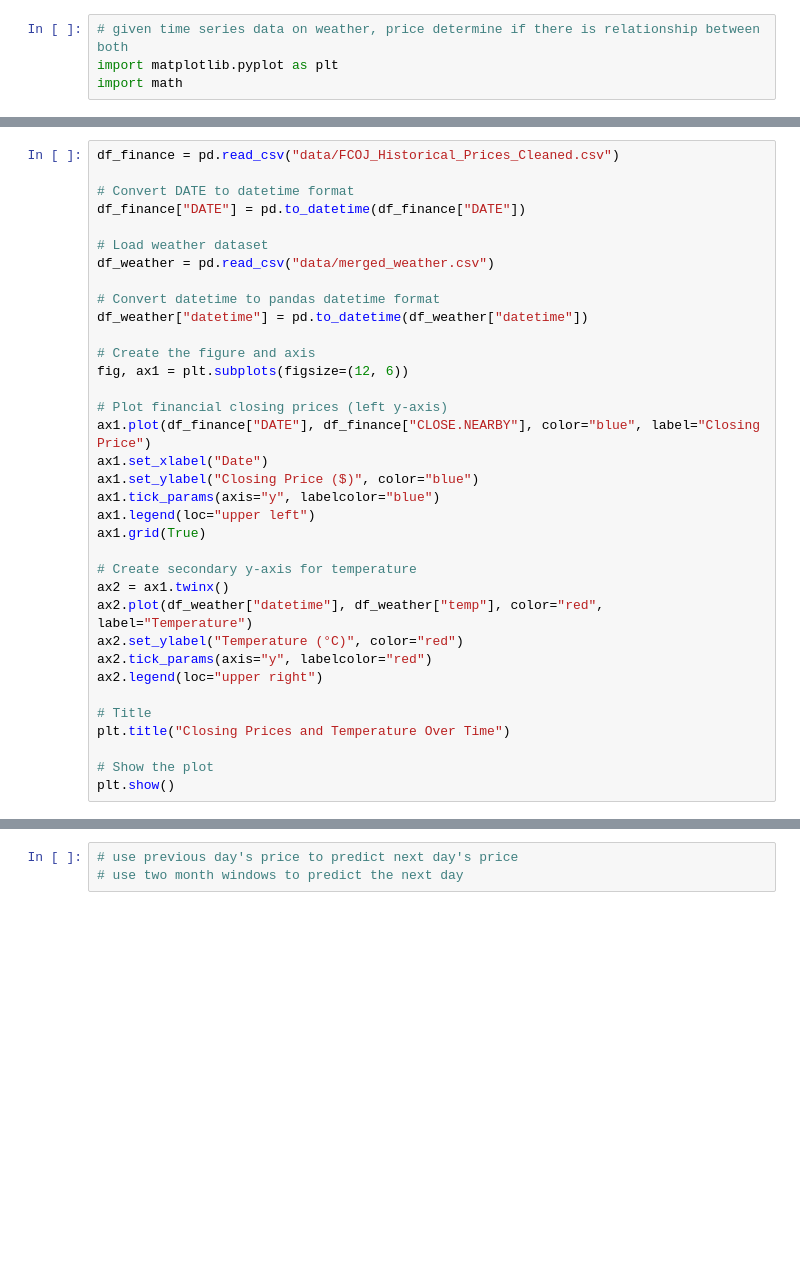
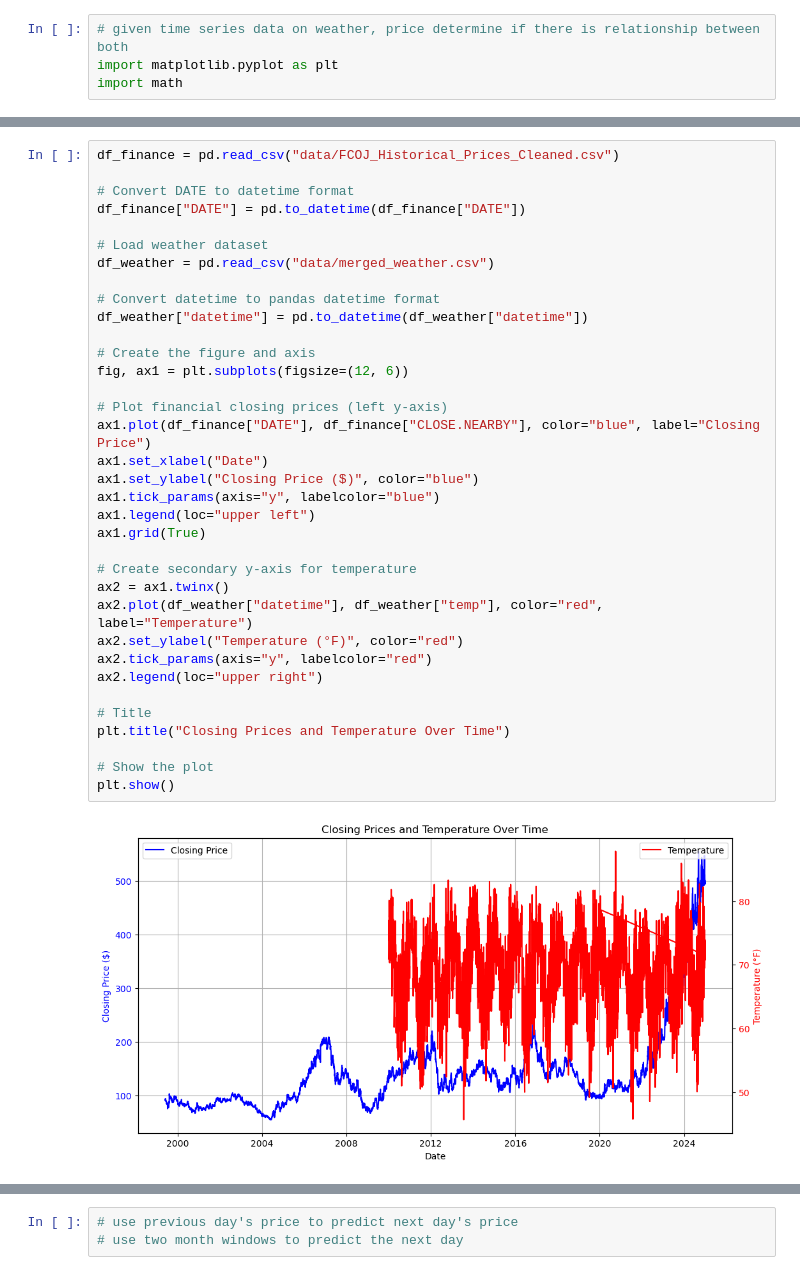
Before and after one commit to karoltang/fcoj-pitch, a Jupyter notebook: main.ipynb, the cells around one changed output, grey strips where cells are left out. Saved outputs shown, nothing was run; the diff lists cells and outputs as text; blank space fills up the shorter version.

Commit message:
Add graphs

```diff
--- a/main.ipynb
+++ b/main.ipynb
@@ -346,34 +406,36 @@ df_finance = pd.read_csv("data/FCOJ_Historical_Prices_Cleaned.csv")
 df_finance["DATE"] = pd.to_datetime(df_finance["DATE"])
 
 # Load weather dataset
 df_weather = pd.read_csv("data/merged_weather.csv")
 
 # Convert datetime to pandas datetime format
 df_weather["datetime"] = pd.to_datetime(df_weather["datetime"])
 
 # Create the figure and axis
 fig, ax1 = plt.subplots(figsize=(12, 6))
 
 # Plot financial closing prices (left y-axis)
 ax1.plot(df_finance["DATE"], df_finance["CLOSE.NEARBY"], color="blue", label="Closing Price")
 ax1.set_xlabel("Date")
 ax1.set_ylabel("Closing Price ($)", color="blue")
 ax1.tick_params(axis="y", labelcolor="blue")
 ax1.legend(loc="upper left")
 ax1.grid(True)
 
 # Create secondary y-axis for temperature
 ax2 = ax1.twinx()
 ax2.plot(df_weather["datetime"], df_weather["temp"], color="red", label="Temperature")
-ax2.set_ylabel("Temperature (°C)", color="red")
+ax2.set_ylabel("Temperature (°F)", color="red")
 ax2.tick_params(axis="y", labelcolor="red")
 ax2.legend(loc="upper right")
 
 # Title
 plt.title("Closing Prices and Temperature Over Time")
 
 # Show the plot
 plt.show()
+# %% [output]
+[figure, added]
 # %%
 # Load financial dataset
 df_finance = pd.read_csv("data/FCOJ_Historical_Prices_Cleaned.csv")
```
Also changed, not shown: parts of 13 cells of this notebook, 1 other file.
